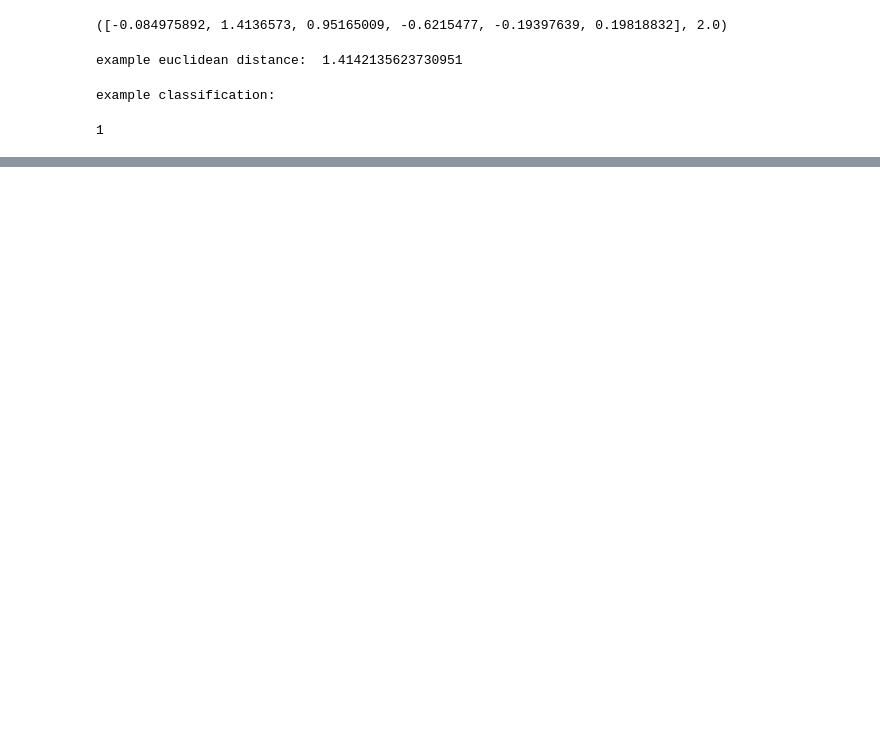
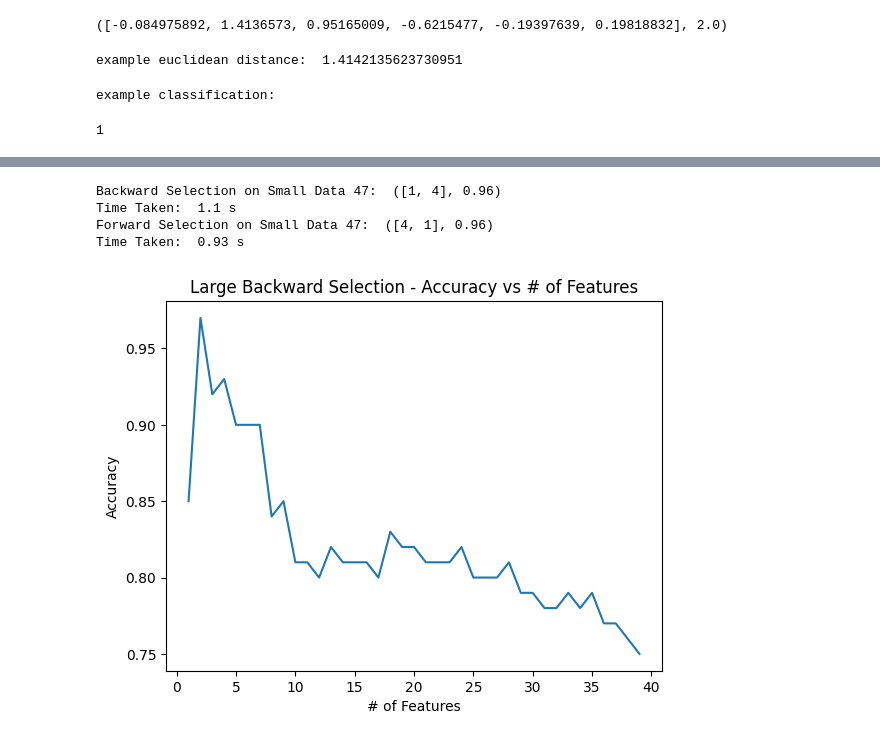
Before and after one commit to Quidifer/NearestNeighborSearch, a Jupyter notebook: main.ipynb, the cells around one changed output, grey strips where cells are left out. Drawn from its saved outputs; the diff is of its cells as text; code cells hidden in the pictures; blank space fills up the shorter version.

Commit message:
graphs version 1

```diff
--- a/main.ipynb
+++ b/main.ipynb
@@ -84,7 +84,7 @@ def classify8020(data: list[(list[float], int)]):
 def classify(data: list[(list[float], int)]):
     total = 0
     num_correct = 0
-    for i, tuple in enumerate(data):
+    for i, tuple in enumerate(data[:100]):
         train = copy.copy(data)
         del train[i]
 
@@ -182,5 +191,9 @@ Finished... The best feature set was [1, 6] with an accuracy of 0.964
 # %%
 def backward_selection(DEBUG:bool = False):
+    #for analysis
+    accuracy_over_time = []
+    sets_over_time = []
+
     #best ever accuracy
     best_ever = classify(input_data)
 
@@ -219,11 +232,13 @@ def backward_selection(DEBUG:bool = False):
 
         if DEBUG:
             print("\n Best feature was ", best_so_far, " accuracy: ", best, "\n")
+        accuracy_over_time.append(best)
+        sets_over_time.append(best_so_far)
 
     if DEBUG:
         print("Finished... The best feature set was", best_set_ever, "with an accuracy of", best_ever)
 
-    return (best_set_ever, best_ever)
+    return (best_set_ever, best_ever, accuracy_over_time, sets_over_time)
 
 backward_selection(True)
 # %% [output]
@@ -287,0 +302,56 @@ Test classification using features 2, 5, 3
+# %%
+import time
+
+# my small data set
+import_data("CS170_Small_Data__47.txt")
+
+start = time.time()
+small_backward_data = backward_selection()
+print("Backward Selection on Small Data 47: ", small_backward_data[:2])
+small_backward_time = round(time.time() - start, 2)
+print("Time Taken: ", small_backward_time, "s")
+
+
+start = time.time()
+small_forward_data = forward_selection()
+print("Forward Selection on Small Data 47: ", small_forward_data[:2])
+small_forward_time = round(time.time() - start, 2)
+print("Time Taken: ", small_forward_time, "s")
+# %% [output]
+Backward Selection on Small Data 47:  ([1, 4], 0.96)
+Time Taken:  1.1 s
+Forward Selection on Small Data 47:  ([4, 1], 0.96)
+Time Taken:  0.93 s
+# %%
+import time
+
+# my small data set
+import_data("CS170_Large_Data__80.txt")
+
+start = time.time()
+large_backward_data = backward_selection()
+print("Backward Selection on Large Data 80: ", large_backward_data[:2])
+large_backward_time = round(time.time() - start, 2)
+print("Time Taken: ", large_backward_time, "s")
+
+start = time.time()
+large_forward_data = forward_selection()
+print("Forward Selection on Large Data 80: ", large_forward_data[:2])
+large_forward_time = round(time.time() - start, 2)
+print("Time Taken: ", large_forward_time, "s")
+# %%
+from matplotlib import pyplot as plt
+
+#analysis of large dataset backward
+
+number_of_features = []
+for set in large_backward_data[3]:
+    number_of_features.append(len(set))
+
+plt.plot(number_of_features, large_backward_data[2], color='orange')
+plt.xlabel('# of Features')
+plt.ylabel('Accuracy')
+plt.title('Large Backward Selection - Accuracy vs # of Features')
+plt.show()
+# %% [output]
+[figure, added]
```
Also changed, not shown: parts of 8 cells of this notebook, 2 other files.
